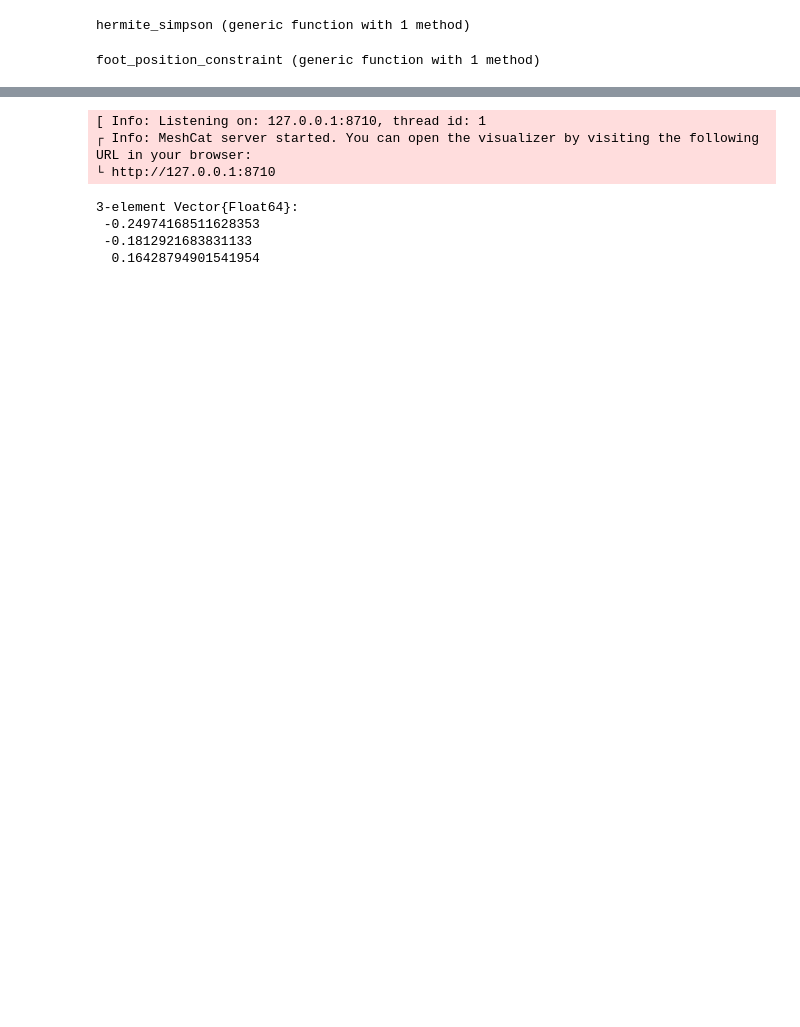
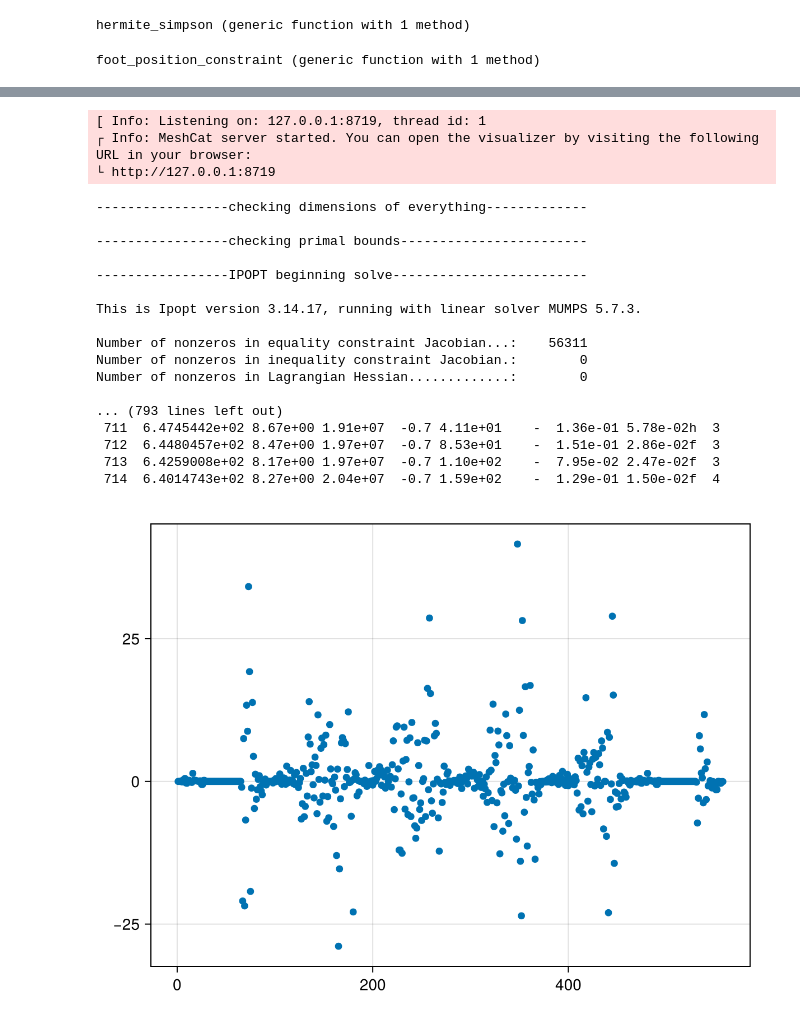
Before and after one commit to oberton31/16745_Unitree_G1_Goal_Kicking, a Jupyter notebook: src/humanoid_ball_kicking_sparse.ipynb, the cells around one changed output, grey strips where cells are left out. Cells and saved outputs as stored; diff of their text form; code cells hidden in the pictures; blank space fills up the shorter version.

Commit message:
traj opt testing

```diff
--- a/src/humanoid_ball_kicking_sparse.ipynb
+++ b/src/humanoid_ball_kicking_sparse.ipynb
@@ -267,10 +243,18 @@ end
 hermite_simpson (generic function with 1 method)
 # %%
 # Define quadratic cost
-function quadratic_cost(traj_indices::NamedTuple, k::Int64, Q::Matrix{Float64}, R::Matrix{Float64}, x_g, u_eq)
+function quadratic_cost(traj_indices::NamedTuple, k::Int64, Q1::Matrix{Float64}, Q2::Matrix{Float64}, R::Matrix{Float64}, x_g, foot_ref, mech)
     xi, ui = traj_indices.x[k], traj_indices.u[k]
+    foot_body = findbody(model.mech, "right_ankle_roll_link")
+    world_body = findbody(model.mech, "world")
+    kinematic_path = path(model.mech, foot_body, world_body)
+    desired_foot_pos = foot_ref[k]
     # TODO: Tune this cost function
-    cost_func(params::NamedTuple, z::Vector) = 0.5*(z[xi] - x_g)'*Q*(z[xi] - x_g) + 0.5 * (z[ui] - u_eq)'*R*(z[ui] - u_eq)
+    function cost_func(params::NamedTuple, z::Vector)
+        x = z[xi]
+        foot_tip_pos = get_right_foot_tip_location(mech, x)
+        return 0.5*(x - x_g)'*Q2*(x-x_g) + 0.5*(foot_tip_pos - desired_foot_pos)'*Q1*(foot_tip_pos - desired_foot_pos) + 0.5 * z[ui]'*R*z[ui]
+    end
     function cost_grad!(params::NamedTuple, z::Vector{Float64}, grad::Vector{Float64})
         grad .+= FD.gradient(z_ -> cost_func(params, z_), z)
     end
@@ -339,8 +323,6 @@ function foot_position_constraint(traj_indices::NamedTuple, mech::Mechanism, bal
     world_body = findbody(model.mech, "world")
     kinematic_path = path(model.mech, foot_body, world_body)
     residual(params::NamedTuple, z::Vector, con::AbstractVector) = begin
-        state = MechanismState(mech)
-        copyto!(state, z[xi])  # Set mechanism state
         foot_tip_pos = get_right_foot_tip_location(mech, z[xi])
         con .= foot_tip_pos - ball_pos
     end
@@ -457,4 +550,10 @@ CairoMakie.plot(traj)
 # %%
+components = (
+    x = rand(nx, N),
+    u = rand(nu, N),
+)
+traj = NamedTrajectory(components; timestep=dt, controls=:u)
+traj_indices = NamedTuple{traj.names}([[(k - 1)*traj.dim .+ getproperty(traj.components, symbol) for k in 1:traj.T] for symbol in traj.names])
 mvis = initialize_visualizer(model) # visualizer
 open(mvis)
 
@@ -466,20 +565,54 @@ for k = 1:N
     render(mvis)
 end
 # %% [output]
-[ Info: Listening on: 127.0.0.1:8710, thread id: 1
+[ Info: Listening on: 127.0.0.1:8719, thread id: 1
 ┌ Info: MeshCat server started. You can open the visualizer by visiting the following URL in your browser:
-└ http://127.0.0.1:8710
+└ http://127.0.0.1:8719
 # %%
 #Pkg.add("FileIO")
 # Save full trajectory data
-save("trajectory.jld2", "z", z, "traj_indices", traj_indices)
-prev_foot_pos = foot_pos
+model = G1Humanoid()
+mech = model.mech
+nx, nu, dt, N = size(x_eq, 1), size(u_eq, 1), 0.2, 6
+z0 = vcat([[x_eq; u_eq] for _ in 1:N]...)
+
+equilib_foot_pos = [-0.3697416851162835, -0.1812921683831133, 0.28428794901541954]
+foot_pos = equilib_foot_pos .+ [0.001, 0, -0.001]
+z = optimize_trajectory_sparse(nx, nu, dt, N, x_eq, u_eq, equilib_foot_pos, foot_pos, model, z0)
+CairoMakie.plot(z)
+# i = 1
+# for foot_pos in kick_arc
+#     if i == 1
+#         z0 = vcat([[x_eq; u_eq] for _ in 1:N]...)
+#     else
+#         traj_loaded = load("trajectory_$(i-1).jld2")
+#         z0 = traj_loaded["z"]
+#     end
+#     println("Optimizing for index $(i), foot position: $(foot_pos)")
+#     z = optimize_trajectory_sparse(nx, nu, dt, N, x_eq, u_eq, foot_pos, model, z0)
+#     save("trajectory_$(i).jld2", "z", z, "traj_indices", traj_indices)
+#     i += 1
+# end
 # Later reload
 #loaded = load("trajectory.jld2")
 #z_loaded = loaded["z"]
 #indices_loaded = loaded["traj_indices"]
 # %% [output]
-3-element Vector{Float64}:
- -0.24974168511628353
- -0.1812921683831133
-  0.16428794901541954
+-----------------checking dimensions of everything-------------
+
+-----------------checking primal bounds------------------------
+
+-----------------IPOPT beginning solve-------------------------
+
+This is Ipopt version 3.14.17, running with linear solver MUMPS 5.7.3.
+
+Number of nonzeros in equality constraint Jacobian...:    56311
+Number of nonzeros in inequality constraint Jacobian.:        0
+Number of nonzeros in Lagrangian Hessian.............:        0
+
+... (793 lines left out)
+ 711  6.4745442e+02 8.67e+00 1.91e+07  -0.7 4.11e+01    -  1.36e-01 5.78e-02h  3
+ 712  6.4480457e+02 8.47e+00 1.97e+07  -0.7 8.53e+01    -  1.51e-01 2.86e-02f  3
+ 713  6.4259008e+02 8.17e+00 1.97e+07  -0.7 1.10e+02    -  7.95e-02 2.47e-02f  3
+ 714  6.4014743e+02 8.27e+00 2.04e+07  -0.7 1.59e+02    -  1.29e-01 1.50e-02f  4
+[figure, added]
```
Also changed, not shown: parts of 8 cells of this notebook, 3 other files.
